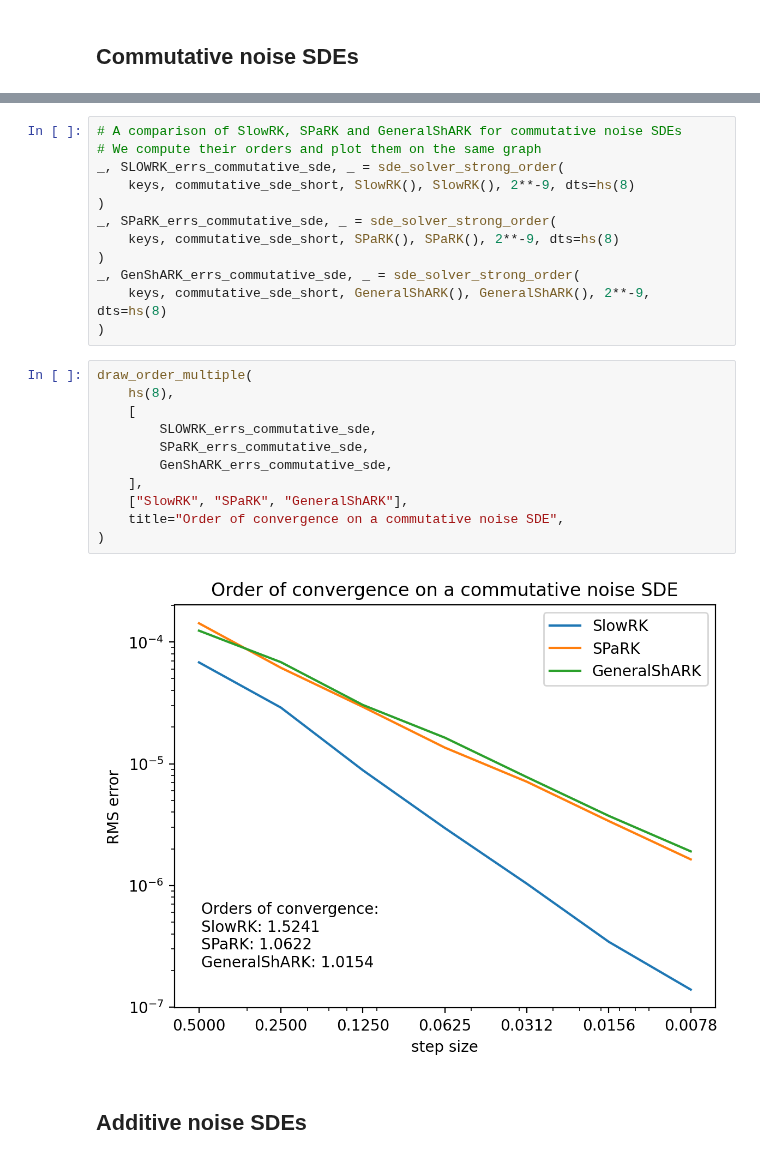
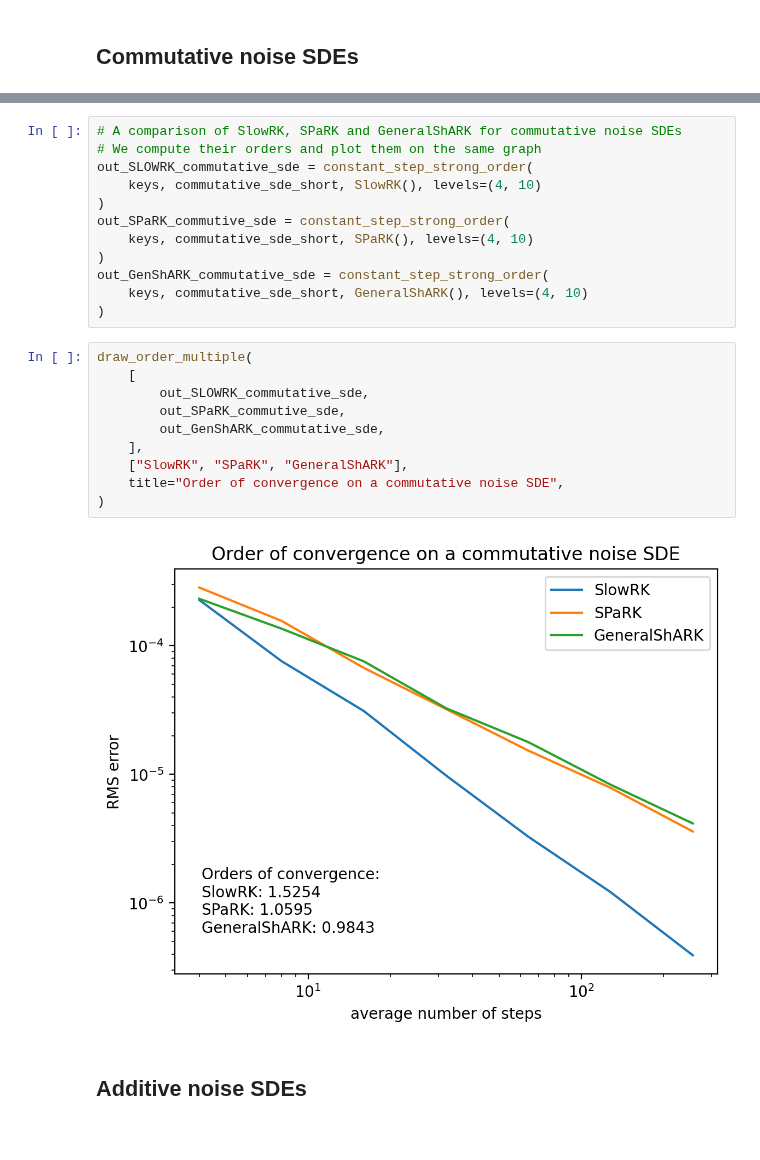
Before and after one commit to andyElking/diffrax_STLA, a Jupyter notebook: examples/srk_example.ipynb, the cells around one changed output, grey strips where cells are left out. Drawn from its saved outputs; the diff is of its cells as text.

```diff
--- a/examples/srk_example.ipynb
+++ b/examples/srk_example.ipynb
@@ -243,31 +268,30 @@ sol_commutative = diffeqsolve(
 plot_sol_general(sol_commutative)
 # %% [output]
 [figure]
-# %%
-# A comparison of SlowRK, SPaRK and GeneralShARK for commutative noise SDEs
-# We compute their orders and plot them on the same graph
-_, SLOWRK_errs_commutative_sde, _ = sde_solver_strong_order(
-    keys, commutative_sde_short, SlowRK(), SlowRK(), 2**-9, dts=hs(8)
-)
-_, SPaRK_errs_commutative_sde, _ = sde_solver_strong_order(
-    keys, commutative_sde_short, SPaRK(), SPaRK(), 2**-9, dts=hs(8)
-)
-_, GenShARK_errs_commutative_sde, _ = sde_solver_strong_order(
-    keys, commutative_sde_short, GeneralShARK(), GeneralShARK(), 2**-9, dts=hs(8)
-)
+# %%
+# A comparison of SlowRK, SPaRK and GeneralShARK for commutative noise SDEs
+# We compute their orders and plot them on the same graph
+out_SLOWRK_commutative_sde = constant_step_strong_order(
+    keys, commutative_sde_short, SlowRK(), levels=(4, 10)
+)
+out_SPaRK_commutive_sde = constant_step_strong_order(
+    keys, commutative_sde_short, SPaRK(), levels=(4, 10)
+)
+out_GenShARK_commutative_sde = constant_step_strong_order(
+    keys, commutative_sde_short, GeneralShARK(), levels=(4, 10)
+)
 # %%
 draw_order_multiple(
-    hs(8),
     [
-        SLOWRK_errs_commutative_sde,
-        SPaRK_errs_commutative_sde,
-        GenShARK_errs_commutative_sde,
+        out_SLOWRK_commutative_sde,
+        out_SPaRK_commutive_sde,
+        out_GenShARK_commutative_sde,
     ],
     ["SlowRK", "SPaRK", "GeneralShARK"],
     title="Order of convergence on a commutative noise SDE",
 )
 # %% [output]
-[figure, old version]
+[figure, new version]
 # %% [markdown]
 ## Additive noise SDEs
 # %%
```
Also changed, not shown: parts of 17 cells of this notebook, 12 other files.
